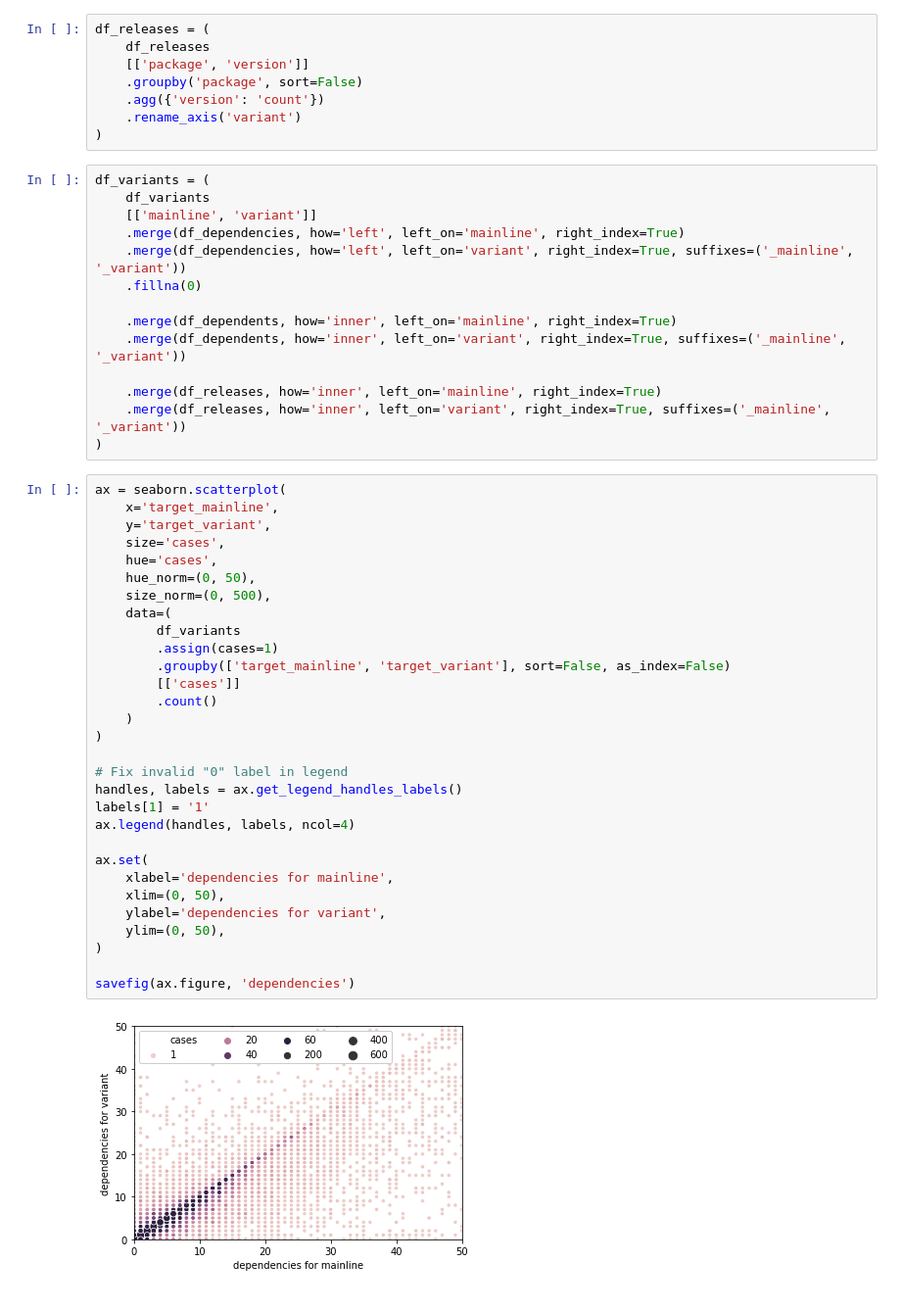
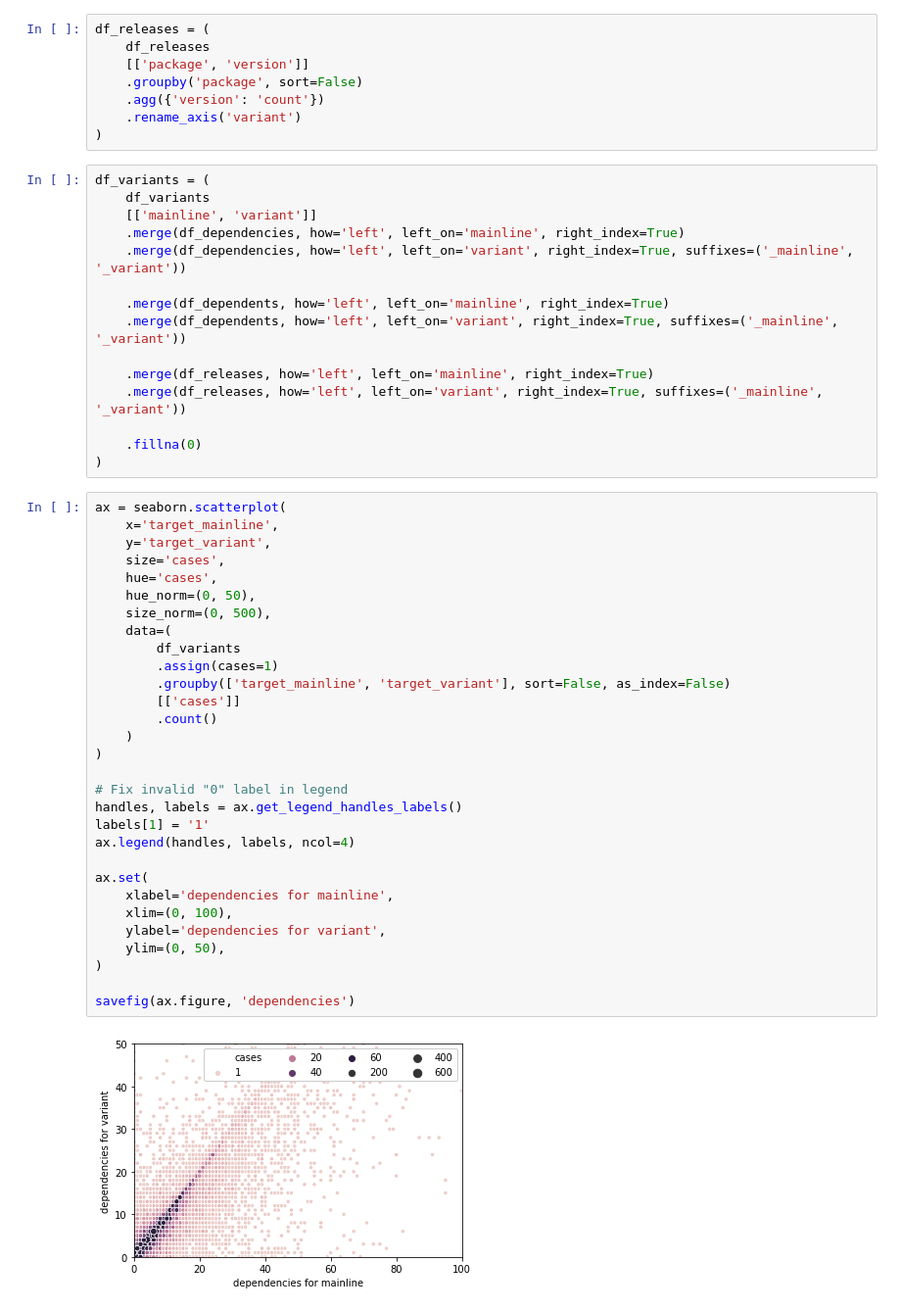
Before and after one commit to AlexandreDecan/secos-variants, a Jupyter notebook: notebooks/Benevol (for John).ipynb, the cells around one changed output. Shown at 98% size. Drawn from its saved outputs; the diff is of its cells as text.

Commit message:
dependents variant vs mainline

```diff
--- a/notebooks/Benevol (for John).ipynb
+++ b/notebooks/Benevol (for John).ipynb
@@ -56,46 +56,47 @@ df_variants = (
     [['mainline', 'variant']]
     .merge(df_dependencies, how='left', left_on='mainline', right_index=True)
     .merge(df_dependencies, how='left', left_on='variant', right_index=True, suffixes=('_mainline', '_variant'))
+
+    .merge(df_dependents, how='left', left_on='mainline', right_index=True)
+    .merge(df_dependents, how='left', left_on='variant', right_index=True, suffixes=('_mainline', '_variant'))
+
+    .merge(df_releases, how='left', left_on='mainline', right_index=True)
+    .merge(df_releases, how='left', left_on='variant', right_index=True, suffixes=('_mainline', '_variant'))
+
     .fillna(0)
-
-    .merge(df_dependents, how='inner', left_on='mainline', right_index=True)
-    .merge(df_dependents, how='inner', left_on='variant', right_index=True, suffixes=('_mainline', '_variant'))
-
-    .merge(df_releases, how='inner', left_on='mainline', right_index=True)
-    .merge(df_releases, how='inner', left_on='variant', right_index=True, suffixes=('_mainline', '_variant'))
 )
 # %%
 ax = seaborn.scatterplot(
     x='target_mainline',
     y='target_variant',
     size='cases',
     hue='cases',
     hue_norm=(0, 50),
     size_norm=(0, 500),
     data=(
         df_variants
         .assign(cases=1)
         .groupby(['target_mainline', 'target_variant'], sort=False, as_index=False)
         [['cases']]
         .count()
     )
 )
 
 # Fix invalid "0" label in legend
 handles, labels = ax.get_legend_handles_labels()
 labels[1] = '1'
 ax.legend(handles, labels, ncol=4)
 
 ax.set(
     xlabel='dependencies for mainline',
-    xlim=(0, 50),
+    xlim=(0, 100),
     ylabel='dependencies for variant',
     ylim=(0, 50),
 )
 
 savefig(ax.figure, 'dependencies')
 # %% [output]
-[figure, old version]
+[figure, new version]
 # %%
 ax = seaborn.scatterplot(
     x='packages_mainline',
```
Also changed, not shown: parts of 5 cells of this notebook.
